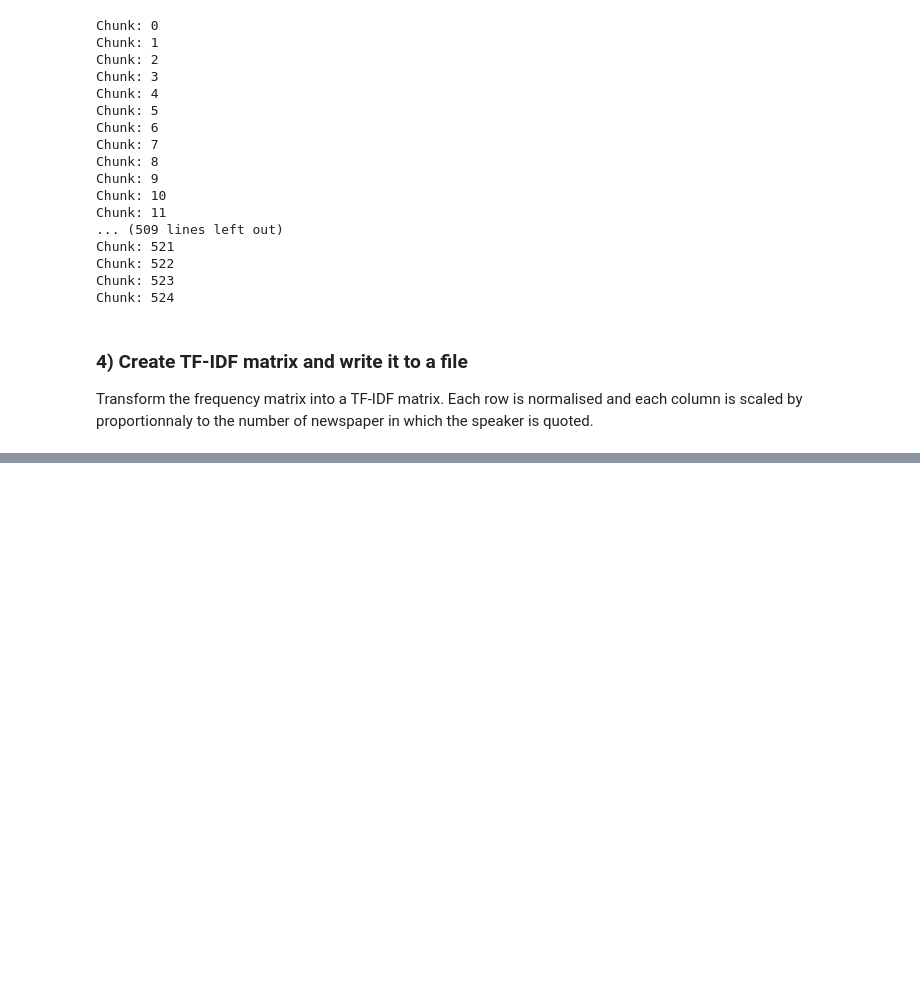
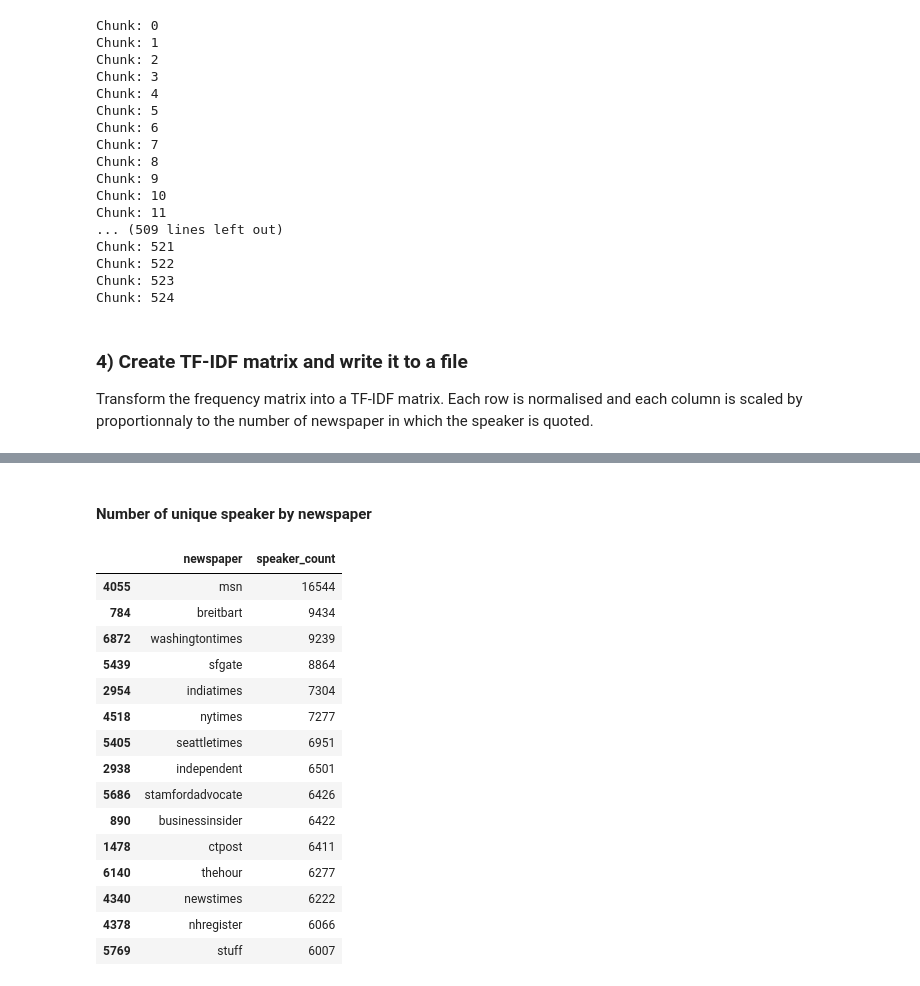
Before and after one commit to epfl-ada/ada-2021-project-mahj, a Jupyter notebook: Process_data.ipynb, the cells around one changed output, grey strips where cells are left out. Drawn from its saved outputs; the diff is of its cells as text; code cells hidden in the pictures; blank space fills up the shorter version.

```diff
--- a/Process_data.ipynb
+++ b/Process_data.ipynb
@@ -356,0 +469,23 @@ sparse.save_npz(FILE_NEWSPAPER_TOKEN_TFIDF, newspaper_token_tfidf)
+# %% [markdown]
+#### Number of unique speaker by newspaper
+# %%
+newspaper_speaker_count = df.groupby('newspaper',as_index=False).aggregate({'speaker':'count'})\
+                            .rename(columns = {'speaker':'speaker_count'})
+newspaper_speaker_count.nlargest(15, columns=['speaker_count'])
+# %% [output]
+|  | newspaper | speaker_count |
+| 4055 | msn | 16544 |
+| 784 | breitbart | 9434 |
+| 6872 | washingtontimes | 9239 |
+| 5439 | sfgate | 8864 |
+| 2954 | indiatimes | 7304 |
+| 4518 | nytimes | 7277 |
+| 5405 | seattletimes | 6951 |
+| 2938 | independent | 6501 |
+| 5686 | stamfordadvocate | 6426 |
+| 890 | businessinsider | 6422 |
+| 1478 | ctpost | 6411 |
+| 6140 | thehour | 6277 |
+| 4340 | newstimes | 6222 |
+| 4378 | nhregister | 6066 |
+| 5769 | stuff | 6007 |
```
Also changed, not shown: parts of 19 cells of this notebook, 1 other file.
